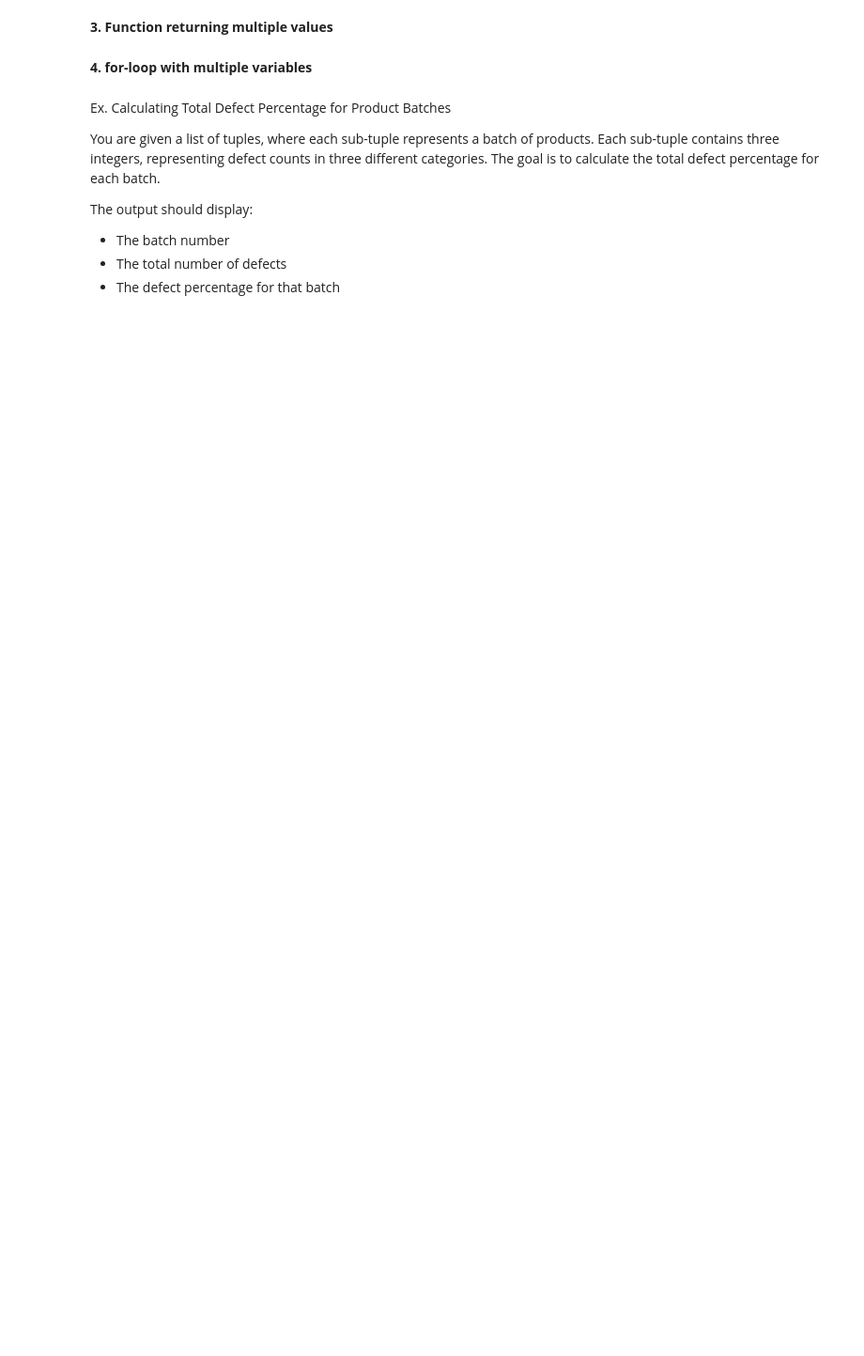
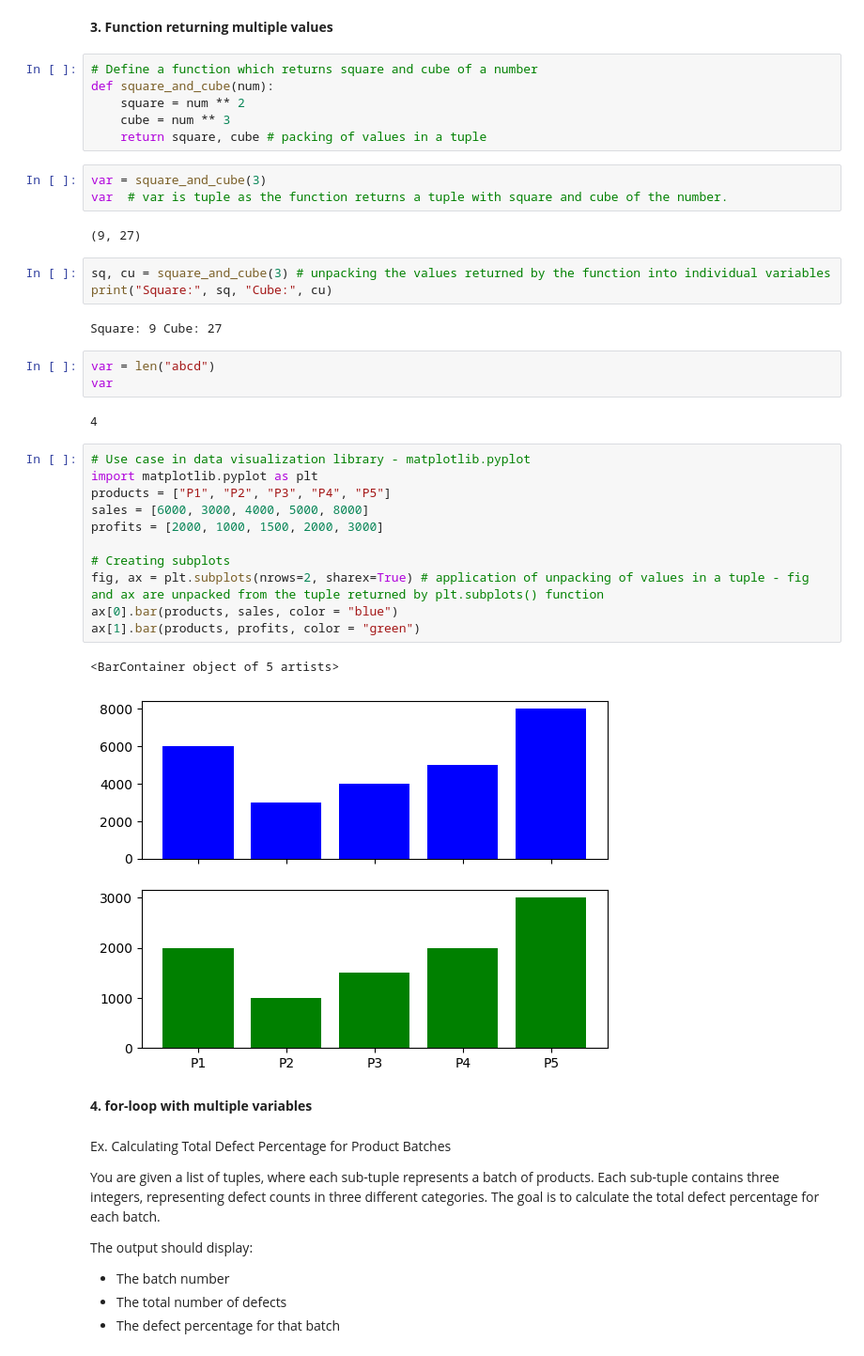
Before and after one commit to knowledge-corner/Oracle_feb_26, a Jupyter notebook: Classwork Python Basics.ipynb, the cells around one changed output. Shown at 94% size. Drawn from its saved outputs; the diff is of its cells as text; blank space fills up the shorter version.

```diff
--- a/Classwork Python Basics.ipynb
+++ b/Classwork Python Basics.ipynb
@@ -1530,5 +1669,40 @@ ratings = ((4.5, 4.9, 3.4, 4, 4.3), (4.7, 4.3, 3.9, 4, 4.3), (4.8, 4.1, 4, 4, 4.
 # %% [markdown]
 **3. Function returning multiple values**
+# %%
+# Define a function which returns square and cube of a number
+def square_and_cube(num):
+    square = num ** 2
+    cube = num ** 3
+    return square, cube # packing of values in a tuple
+# %%
+var = square_and_cube(3)
+var  # var is tuple as the function returns a tuple with square and cube of the number.
+# %% [output]
+(9, 27)
+# %%
+sq, cu = square_and_cube(3) # unpacking the values returned by the function into individual variables
+print("Square:", sq, "Cube:", cu)
+# %% [output]
+Square: 9 Cube: 27
+# %%
+var = len("abcd")
+var
+# %% [output]
+4
+# %%
+# Use case in data visualization library - matplotlib.pyplot
+import matplotlib.pyplot as plt
+products = ["P1", "P2", "P3", "P4", "P5"]
+sales = [6000, 3000, 4000, 5000, 8000]
+profits = [2000, 1000, 1500, 2000, 3000]
+
+# Creating subplots
+fig, ax = plt.subplots(nrows=2, sharex=True) # application of unpacking of values in a tuple - fig and ax are unpacked from the tuple returned by plt.subplots() function
+ax[0].bar(products, sales, color = "blue")
+ax[1].bar(products, profits, color = "green")
+# %% [output]
+<BarContainer object of 5 artists>
+[figure, added]
 # %% [markdown]
 **4. for-loop with multiple variables**
 # %% [markdown]
```
Also changed, not shown: parts of 39 cells of this notebook.
